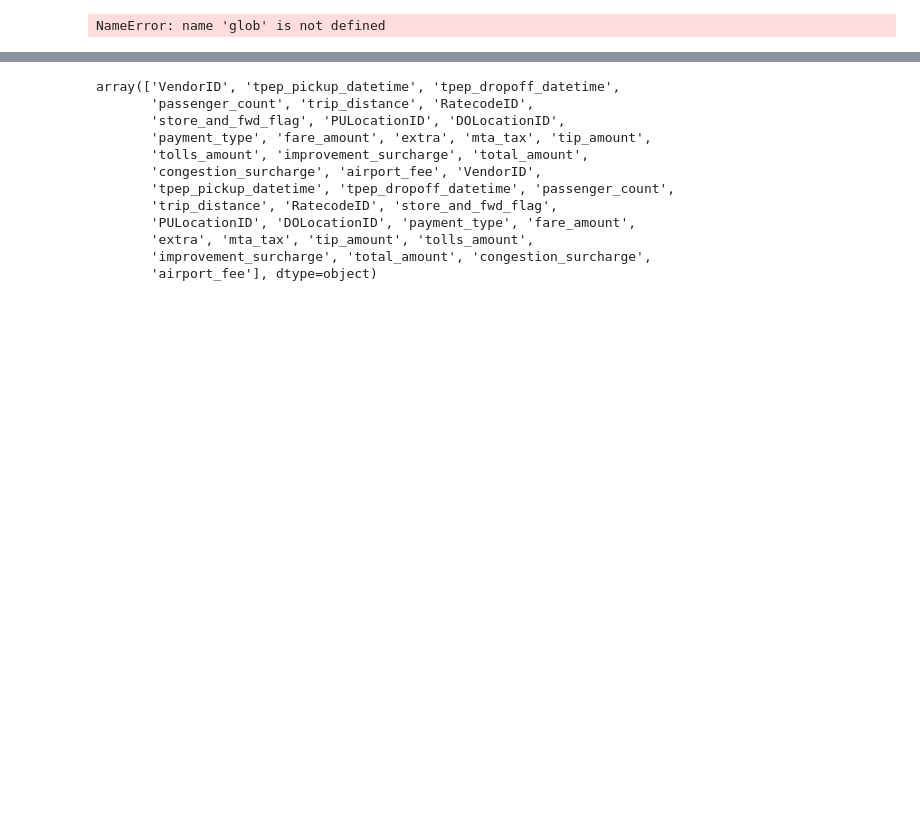
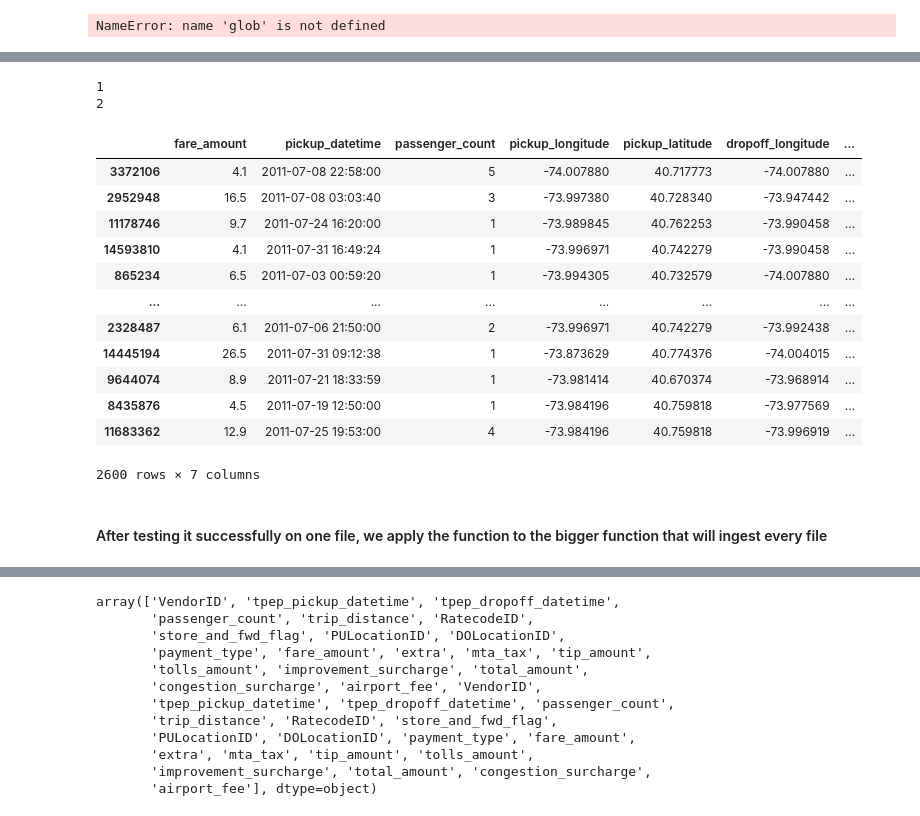
Before and after one commit to wangyf99/final-project, a Jupyter notebook: Group_project.ipynb, the cells around one changed output, grey strips where cells are left out. Saved outputs shown, nothing was run; the diff lists cells and outputs as text; code cells hidden in the pictures; blank space fills up the shorter version.

```diff
--- a/Group_project.ipynb
+++ b/Group_project.ipynb
@@ -249,7 +335,10 @@ combined_dataframe = get_taxi_file(file_pattern)
 # %% [output]
 NameError: name 'glob' is not defined
 # %%
-def get_center_long(LocationID):
-    return 0
-def get_center_lat(LocationID):
-    return 0
+def get_center_long(locationid):
+    if locationid in shapefile_new['LocationID'] and locationid not in [57, 104, 105]:
+        return shapefile_new[shapefile_new['LocationID']==locationid]['longitude'].values[0]
+
+def get_center_lat(locationid):
+    if locationid in shapefile_new['LocationID'] and locationid not in [57, 104, 105]:
+        return shapefile_new[shapefile_new['LocationID']==locationid]['latitude'].values[0]
@@ -256,3 +385,57 @@ def get_center_lat(LocationID):
+# %%
+import os
+import re
+yellow_taxi_data = pd.DataFrame()
+pattern = r"yellow.*2011-07.parquet"
+
+count = 0
+for file in os.listdir():
+    match = re.match(pattern, file)
+    if match:
+        file_name = match.group()
+        df = pd.read_parquet(file_name)
+        sample_df = df.sample(2600)
+        column_name = sample_df.columns.to_list()
+
+        if parquet_column_list.index(column_name) == 0:
+            sample_df_column_filtered = sample_df.loc[:,['fare_amount',
+                                                         'tpep_pickup_datetime',
+                                                          'passenger_count',
+                                                          'PULocationID',
+                                                          'DOLocationID']]
+            #'PULocationID', 'DOLocationID' will be transformed to longitude and latitude
+            #temp_df = sample_df_column_filtered
+            sample_df_column_filtered = sample_df_column_filtered[sample_df_column_filtered['PULocationID'] != sample_df_column_filtered['DOLocationID']]
+            sample_df_column_filtered = sample_df_column_filtered[sample_df_column_filtered['PULocationID']]
+            sample_df_column_filtered['pickup_longitude'] = sample_df_column_filtered['PULocationID'].apply(get_center_long)
+            sample_df_column_filtered['pickup_latitude'] = sample_df_column_filtered['PULocationID'].apply(get_center_lat)
+            sample_df_column_filtered['dropoff_longitude'] = sample_df_column_filtered['DOLocationID'].apply(get_center_long)
+            sample_df_column_filtered['dropoff_latitude'] = sample_df_column_filtered['DOLocationID'].apply(get_center_lat)
+
+            sample_df_column_filtered = sample_df_column_filtered.dropna()
+            sample_df_column_filtered = sample_df_column_filtered.drop(columns=['PULocationID','DOLocationID'])
+
+            sample_df_column_filtered.columns = ['fare_amount', 'pickup_datetime', 'passenger_count', 'pickup_longitude', 'pickup_latitude', 'dropoff_longitude', 'dropoff_latitude']
+            yellow_taxi_data = pd.concat([yellow_taxi_data, sample_df_column_filtered])
+yellow_taxi_data
+# %% [output]
+1
+2
+|  | fare_amount | pickup_datetime | passenger_count | pickup_longitude | pickup_latitude | dropoff_longitude | ... |
+| 3372106 | 4.1 | 2011-07-08 22:58:00 | 5 | -74.007880 | 40.717773 | -74.007880 | ... |
+| 2952948 | 16.5 | 2011-07-08 03:03:40 | 3 | -73.997380 | 40.728340 | -73.947442 | ... |
+| 11178746 | 9.7 | 2011-07-24 16:20:00 | 1 | -73.989845 | 40.762253 | -73.990458 | ... |
+| 14593810 | 4.1 | 2011-07-31 16:49:24 | 1 | -73.996971 | 40.742279 | -73.990458 | ... |
+| 865234 | 6.5 | 2011-07-03 00:59:20 | 1 | -73.994305 | 40.732579 | -74.007880 | ... |
+| ... | ... | ... | ... | ... | ... | ... | ... |
+| 2328487 | 6.1 | 2011-07-06 21:50:00 | 2 | -73.996971 | 40.742279 | -73.992438 | ... |
+| 14445194 | 26.5 | 2011-07-31 09:12:38 | 1 | -73.873629 | 40.774376 | -74.004015 | ... |
+| 9644074 | 8.9 | 2011-07-21 18:33:59 | 1 | -73.981414 | 40.670374 | -73.968914 | ... |
+| 8435876 | 4.5 | 2011-07-19 12:50:00 | 1 | -73.984196 | 40.759818 | -73.977569 | ... |
+| 11683362 | 12.9 | 2011-07-25 19:53:00 | 4 | -73.984196 | 40.759818 | -73.996919 | ... |
+2600 rows × 7 columns
+# %% [markdown]
+#### After testing it successfully on one file, we apply the function to the bigger function that will ingest every file
 # %%
 yellow_taxi_data = pd.DataFrame()
 pattern = r"yellow.*.parquet"
```
Also changed, not shown: parts of 17 cells of this notebook.
